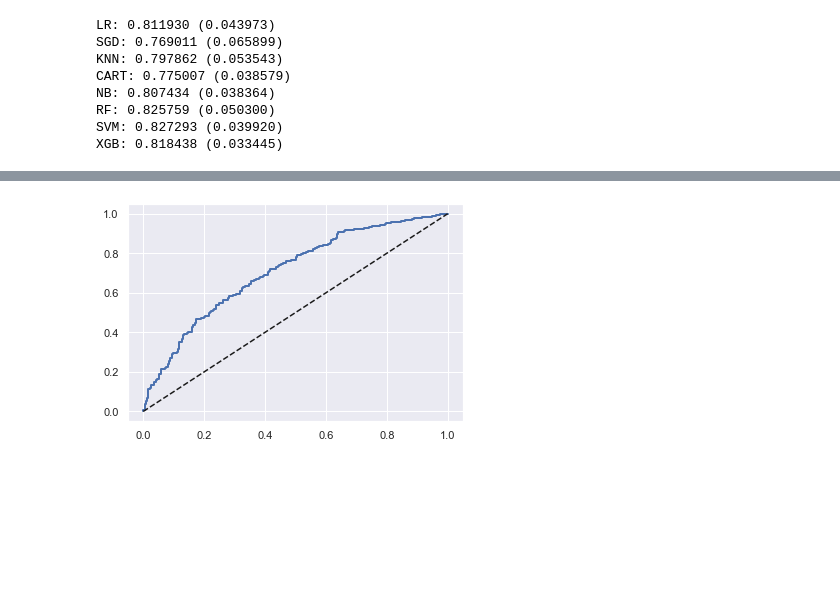
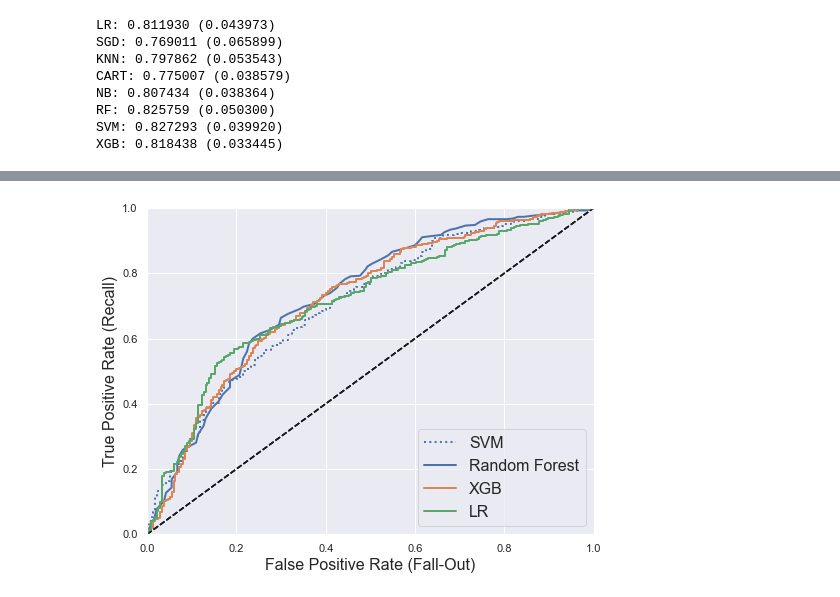
Before and after one commit to jpzambranoleon/german-credit-data-project, a Jupyter notebook: model.ipynb, the cells around one changed output, grey strips where cells are left out. Drawn from its saved outputs; the diff is of its cells as text; code cells hidden in the pictures; blank space fills up the shorter version.

```diff
--- a/model.ipynb
+++ b/model.ipynb
@@ -212,16 +212,43 @@ plt.show()
-# %%
-from sklearn.model_selection import cross_val_predict
-from sklearn.metrics import roc_curve
-
-y_scores = cross_val_predict(SVC(), train_data_prepared, y_train, cv=kfold, method='decision_function')
-
-fpr, tpr, thresholds = roc_curve(y_train, y_scores)
-
-def plot_roc_curve(fpr, tpr, label=None):
-    plt.plot(fpr, tpr, linewidth=2, label=label)
-    plt.plot([0, 1], [0, 1], 'k--') # Dashed diagonal
-
-plot_roc_curve(fpr, tpr)
-plt.show()
-# %% [output]
-[figure, removed]
+# %%
+from sklearn.model_selection import cross_val_predict
+from sklearn.metrics import roc_curve, roc_auc_score
+
+y_scores_svm = cross_val_predict(SVC(), train_data_prepared, y_train, cv=kfold, method='decision_function')
+fpr_svm, tpr_svm, thresholds = roc_curve(y_train, y_scores_svm)
+auc_svm = roc_auc_score(y_train, y_scores_svm)
+
+y_probas_forest = cross_val_predict(RandomForestClassifier(n_estimators=100, random_state=42), train_data_prepared, y_train, cv=kfold, method='predict_proba')
+y_scores_forest = y_probas_forest[:, 1] # score = proba of positive class
+fpr_forest, tpr_forest, thresholds_forest = roc_curve(y_train, y_scores_forest)
+auc_forest = roc_auc_score(y_train, y_scores_forest)
+
+y_probas_xgb = cross_val_predict(XGBClassifier(), train_data_prepared, y_train, cv=kfold, method='predict_proba')
+y_scores_xgb = y_probas_xgb[:, 1]
+fpr_xgb, tpr_xgb, thresholds_xgb = roc_curve(y_train, y_scores_xgb)
+auc_xgb = roc_auc_score(y_train, y_scores_xgb)
+
+y_scores_LR = cross_val_predict(LogisticRegression(random_state=42), train_data_prepared, y_train, cv=kfold, method='decision_function')
+fpr_LR, tpr_LR, thresholds_LR = roc_curve(y_train, y_scores_LR)
+auc_LR = roc_auc_score(y_train, y_scores_LR)
+
+
+
+def plot_roc_curve(fpr, tpr, label=None):
+    plt.plot(fpr, tpr, linewidth=2, label=label)
+    plt.plot([0, 1], [0, 1], 'k--') # Dashed diagonal
+    plt.axis([0, 1, 0, 1])
+    plt.xlabel("False Positive Rate (Fall-Out)", fontsize=16)
+    plt.ylabel("True Positive Rate (Recall)", fontsize=16)
+
+# recall_for_forest = tpr_forest[np.argmax(fpr_forest >= fpr_90)]
+
+plt.figure(figsize=(8, 6))
+plt.plot(fpr_svm, tpr_svm, "b:", linewidth=2, label="SVM")
+plot_roc_curve(fpr_forest, tpr_forest, "Random Forest")
+plot_roc_curve(fpr_xgb, tpr_xgb, "XGB")
+plot_roc_curve(fpr_LR, tpr_LR, "LR")
+plt.grid(True)
+plt.legend(loc="lower right", fontsize=16)
+plt.show()
+# %% [output]
+[figure, added]
```
Also changed, not shown: parts of 1 cell of this notebook.
